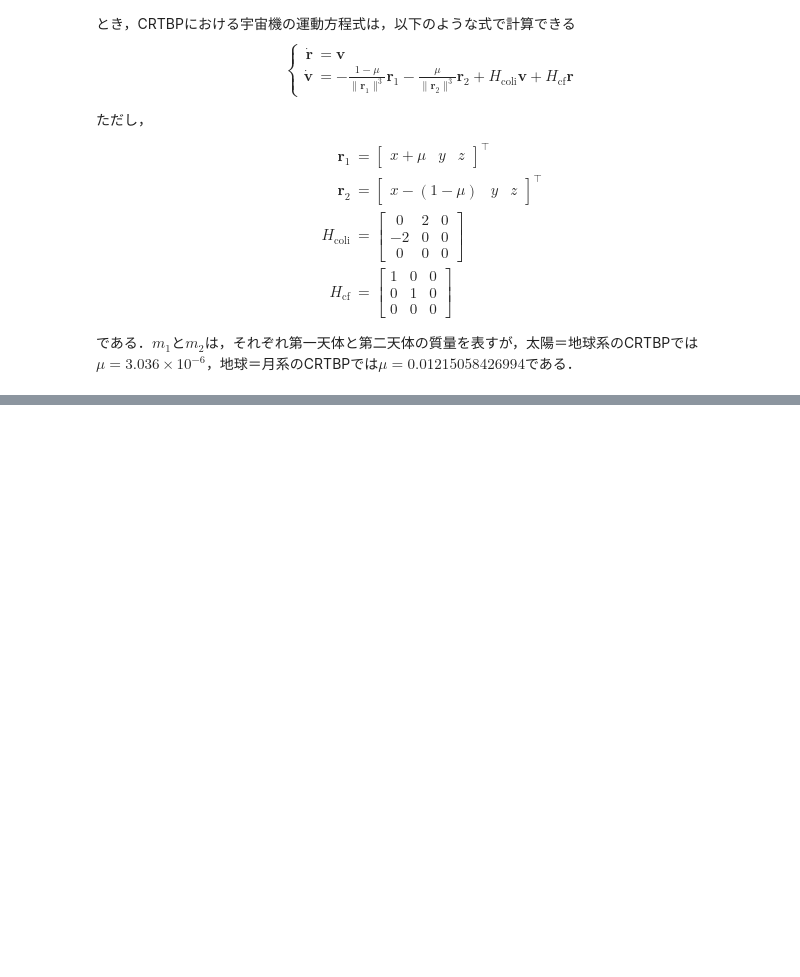
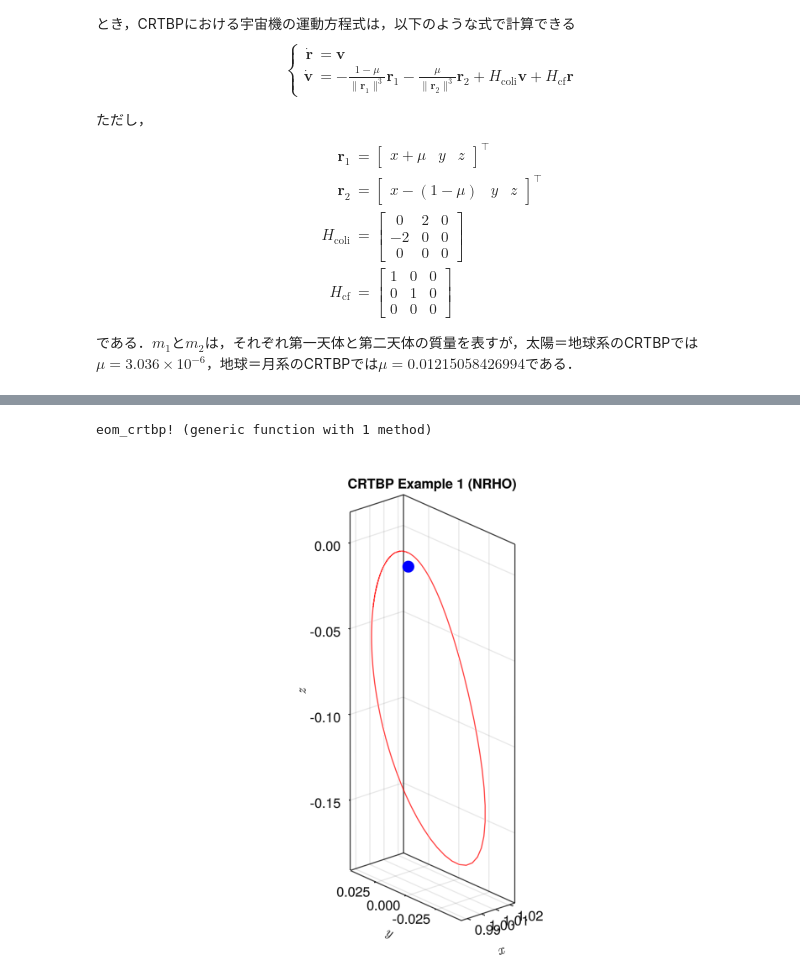
Before and after one commit to naoyaozaki/CRTBP.jl, a Jupyter notebook: work/ode_example.ipynb, the cells around one changed output, grey strips where cells are left out. Drawn from its saved outputs; the diff is of its cells as text; code cells hidden in the pictures; blank space fills up the shorter version.

```diff
--- a/work/ode_example.ipynb
+++ b/work/ode_example.ipynb
@@ -84 +49,40 @@ plot(sol, vars=(1, 2, 3), title="CRTBP",
+# %%
+using LinearAlgebra
+
+# Definition of Equation of Motion of CRTBP
+function eom_crtbp!(dx,x,μ,t)
+    # Preparation
+    r1 = x[1:3] + [μ,0,0]
+    r2 = x[1:3] - [1-μ,0,0]
+    a_cori = [2*x[5],-2*x[4],0]
+    a_cf = [x[1],x[2],0]
+    # dx/dt
+    dx[1:3] = x[4:6]
+    dx[4:6] = -(1-μ)*r1/(norm(r1)^3) - μ*r2/(norm(r2)^3) + a_cori + a_cf
+end
+# %% [output]
+eom_crtbp! (generic function with 1 method)
+# %%
+import DifferentialEquations
+const ode = DifferentialEquations
+using GLMakie
+Makie.inline!(true)
+
+# 問題定義
+x0 = [0.987384153663276, 0.0, 0.008372273063008, 0.0, 1.67419265037912, 0.0]
+tspan = (0.0, 0.5*pi)
+μ = 0.01215058426994
+prob = ode.ODEProblem(eom_crtbp!, x0, tspan, μ)
+
+# 計算
+sol = ode.solve(prob, ode.TsitPap8(), reltol=1e-12, abstol=1e-12)
+
+# 描画
+fig = Figure()
+ax = Axis3(fig[1, 1]; aspect=:data, perspectiveness=0.0,title="CRTBP Example 1 (NRHO)",xlabel = L"x", ylabel = L"y", zlabel=L"z")
+scatterlines!(ax, 1-μ, 0, 0; markersize=20, color=:blue)
+lines!(ax, sol[1, :], sol[2, :], sol[3, :], linewidth=1, color=:red)
+fig
+# %% [output]
+[figure, added]
 # %%
```
Also changed, not shown: parts of 7 cells of this notebook.
